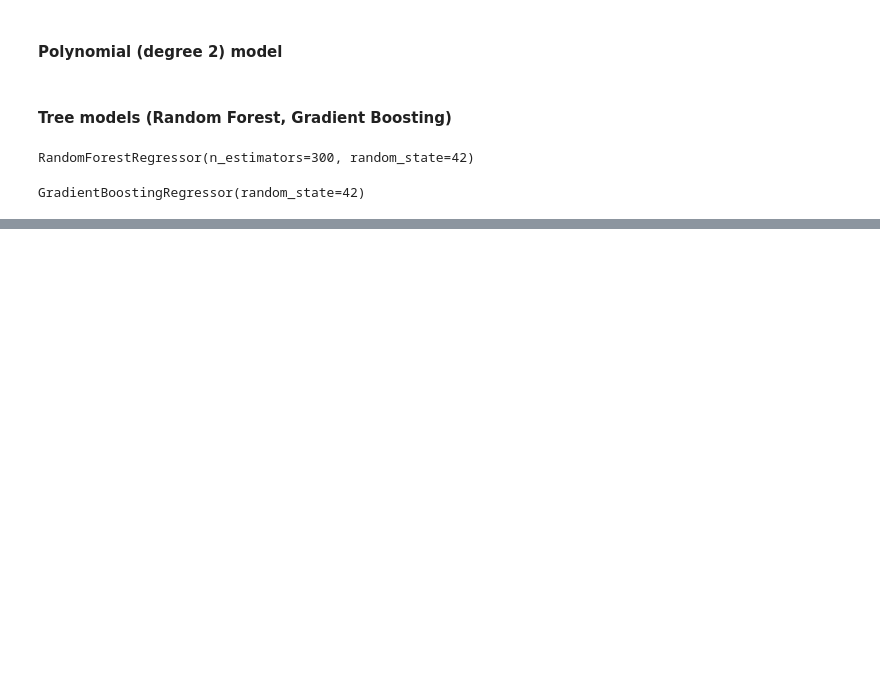
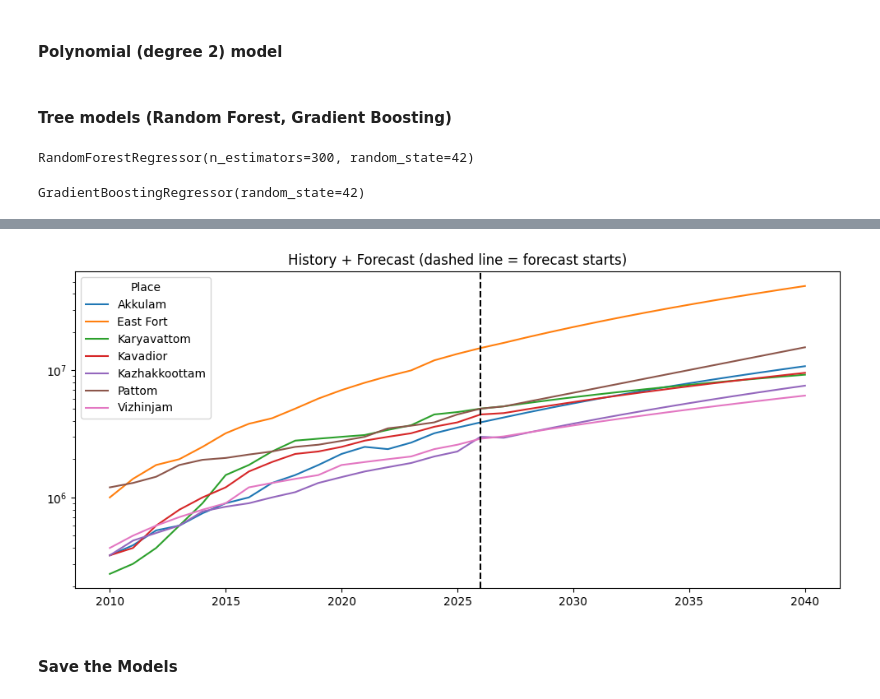
Before and after one commit to SREEHARI09/Land_price_prediction, a Jupyter notebook: Preprocessing.ipynb, the cells around one changed output, grey strips where cells are left out. Cells and saved outputs as stored; diff of their text form; code cells hidden in the pictures; blank space fills up the shorter version.

```diff
--- a/Preprocessing.ipynb
+++ b/Preprocessing.ipynb
@@ -186,0 +294,5 @@ pred_gb = test_pred.pivot(index='Year', columns='Place', values='gb').values
+# %%
+t_all = pivot.index.values - 2010
+final_lin = np.polyfit(t_all, pivot.values, 1)
+final_comp = np.polyfit(t_all, np.log(pivot.values), 1)
+final_poly = np.polyfit(t_all, pivot.values, 2)
@@ -186,0 +343,13 @@ pred_gb = test_pred.pivot(index='Year', columns='Place', values='gb').values
+# %%
+future_years = np.arange(2027, 2041)
+t_future = future_years - 2010
+horizon = (future_years - 2026).reshape(-1, 1)
+# %%
+fc_lin = np.clip(np.vander(t_future, 2) @ final_lin, 0, None)
+fc_comp = np.exp(np.vander(t_future, 2) @ final_comp)
+fc_poly = np.clip(np.vander(t_future, 3) @ final_poly, 0, None)
+# %%
+fc_best = np.where(best_model.values == 'Linear', fc_lin,
+          np.where(best_model.values == 'Compound growth', fc_comp, fc_poly))
+forecast = pd.DataFrame(fc_best, index=future_years, columns=places)
+forecast
@@ -186,0 +412,10 @@ pred_gb = test_pred.pivot(index='Year', columns='Place', values='gb').values
+# %%
+all_prices = pd.concat([pivot, forecast])
+all_prices.plot(figsize=(12, 5), logy=True)
+plt.axvline(2026, color='black', linestyle='--')
+plt.title('History + Forecast (dashed line = forecast starts)')
+plt.show()
+# %% [output]
+[figure, added]
+# %% [markdown]
+####  Save the Models
```
Also changed, not shown: parts of 26 cells of this notebook.
